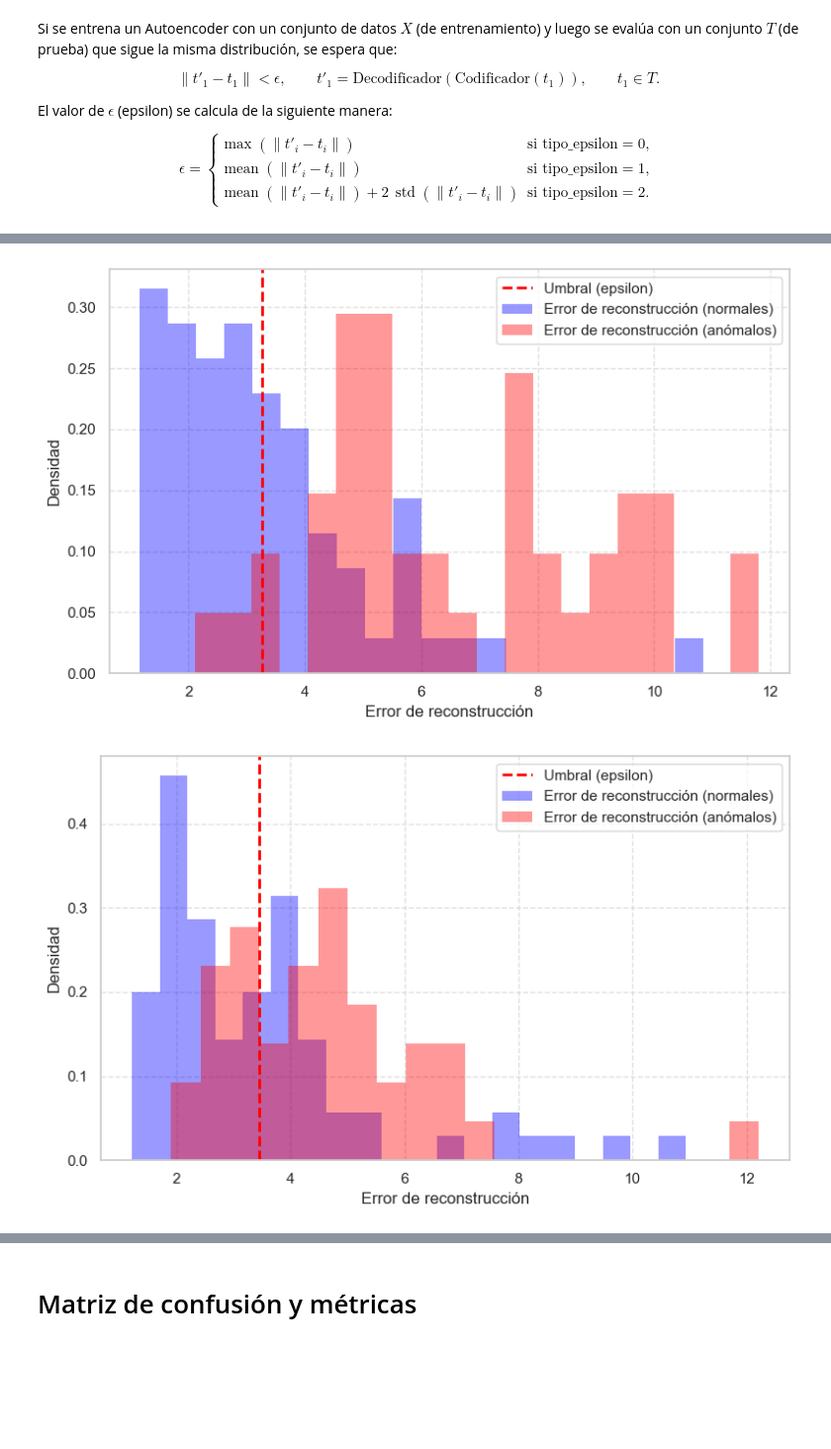
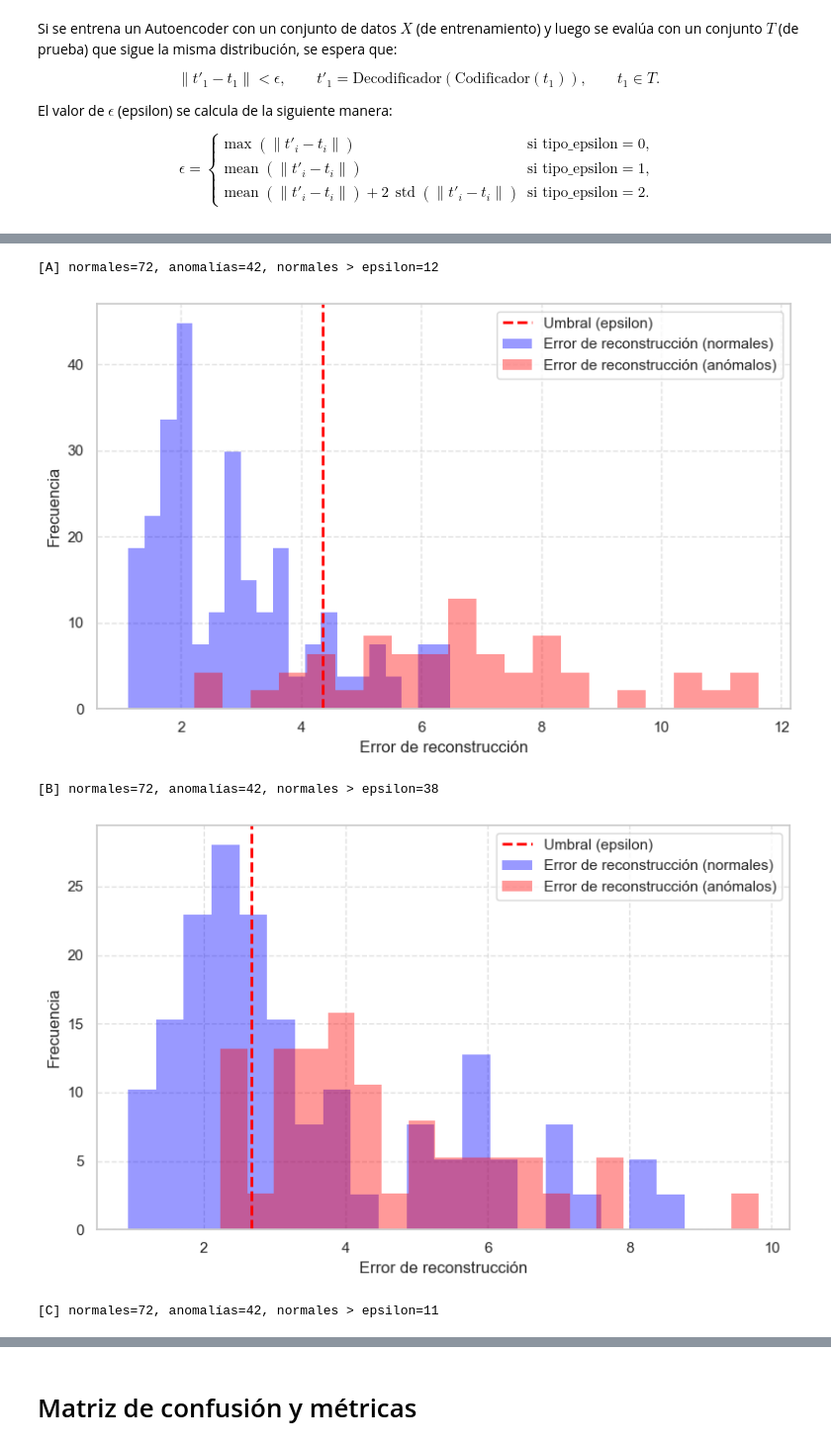
Before and after one commit to matias-cisnero/anomaly-detection-with-autoencoder, a Jupyter notebook: notebooks/test.ipynb, the cells around one changed output, grey strips where cells are left out. Shown at 99% size. Drawn from its saved outputs; the diff is of its cells as text; code cells hidden in the pictures; blank space fills up the shorter version.

```diff
--- a/notebooks/test.ipynb
+++ b/notebooks/test.ipynb
@@ -23,14 +23,14 @@ conjuntos = crear_conjuntos_proporcionales_estandarizados(df, "diagnosis", 0.2)
 device = get_device()
 
 # Desempaquetamos los conjuntos A, B y C
-x_train_0, x_test_0, y_train_0, y_test_0 = conjuntos[0]  # 0% de anómalos
-x_train_1, x_test_1, y_train_1, y_test_1 = conjuntos[1]  # 10% de anómalos
-x_train_2, x_test_2, y_train_2, y_test_2 = conjuntos[2]  # 25% de anómalos
-print(x_train_0.shape)
+x_train_A, x_test_A, y_train_A, y_test_A = conjuntos[0]  # 0% de anómalos
+x_train_B, x_test_B, y_train_B, y_test_B = conjuntos[1]  # 10% de anómalos
+x_train_C, x_test_C, y_train_C, y_test_C = conjuntos[2]  # 25% de anómalos
+print(x_train_A.shape)
 
 # Es el mismo conjunto de prueba para todos
-X = x_test_0
-Y = y_test_0
+X = x_test_A
+Y = y_test_A
 
 mostrar_resumen(conjuntos)
 # %% [output]
@@ -43,9 +43,9 @@ Dispositivo usado: cuda (NVIDIA GeForce GTX 970)
 1        0.10         28        257    285         9.82        90.18
 2        0.25         71        214    285        24.91        75.09
 # %%
-modelo_A = Autoencoder.load(path="../models/autoencoder_2025-12-05T20.59_lr=0.001_set=A.pth", device=device)
-modelo_B = Autoencoder.load(path="../models/autoencoder_2025-12-05T21.02_lr=0.001_set=B.pth", device=device)
-modelo_C = Autoencoder.load(path="../models/autoencoder_2025-12-05T21.05_lr=0.001_set=C.pth", device=device)
+modelo_A = Autoencoder.load(path="../models/autoencoder_2025-12-05T21.53_lr=0.001_set=A.pth", device=device)
+modelo_B = Autoencoder.load(path="../models/autoencoder_2025-12-05T21.56_lr=0.001_set=B.pth", device=device)
+modelo_C = Autoencoder.load(path="../models/autoencoder_2025-12-05T21.59_lr=0.001_set=C.pth", device=device)
 
 modelo_A.summary()
 # %% [output]
@@ -85,22 +96,31 @@ $$
 # %%
-from utils import evaluar_reconstruccion, obtener_epsilon, graficar_histograma_errores_reconstruccion
+from utils import (evaluar_reconstruccion, obtener_epsilon,graficar_histograma_errores_reconstruccion,
+                   obtener_matriz_confusion, obtener_metricas, graficar_matriz_confusion)
+modelos = [modelo_A, modelo_B, modelo_C]
+x_trains = [x_train_A, x_train_B, x_train_C]
+nombres = ["A", "B", "C"]
 
-_, _, dif_norm_A = evaluar_reconstruccion(modelo_A, X[Y==0], device)
-_, _, dif_anom_A = evaluar_reconstruccion(modelo_A, X[Y==1], device)
+dif_norm = []
+dif_anom = []
+epsilons = []
 
-_, _, dif_norm_B = evaluar_reconstruccion(modelo_B, X[Y==0], device)
-_, _, dif_anom_B = evaluar_reconstruccion(modelo_B, X[Y==1], device)
+TIPO_NORMA = "L2" #"L1" "L2" "Linf" "MSE"
+TIPO_EPSILON = 0
 
-_, _, dif_norm_C = evaluar_reconstruccion(modelo_C, X[Y==0], device)
-_, _, dif_anom_C = evaluar_reconstruccion(modelo_C, X[Y==1], device)
-
-epsilon_A = obtener_epsilon(dif_norm_A, tipo_epsilon=1)
-epsilon_B = obtener_epsilon(dif_norm_B, tipo_epsilon=1)
-epsilon_C = obtener_epsilon(dif_norm_C, tipo_epsilon=1)
-
-graficar_histograma_errores_reconstruccion(dif_norm_A, dif_anom_A, epsilon=epsilon_A, kde=False, bins=20)
-graficar_histograma_errores_reconstruccion(dif_norm_B, dif_anom_B, epsilon=epsilon_B, kde=False, bins=20)
-graficar_histograma_errores_reconstruccion(dif_norm_C, dif_anom_C, epsilon=epsilon_C, kde=False, bins=20)
+for modelo in modelos:
+    _, dnorm = evaluar_reconstruccion(modelo, X[Y==0], device, tipo_norma=TIPO_NORMA)
+    _, danom = evaluar_reconstruccion(modelo, X[Y==1], device, tipo_norma=TIPO_NORMA)
+    dif_norm.append(dnorm)
+    dif_anom.append(danom)
+for modelo, xtrain in zip(modelos, x_trains):
+    eps = obtener_epsilon(modelo, xtrain, device, tipo_epsilon=TIPO_EPSILON, tipo_norma=TIPO_NORMA)
+    epsilons.append(eps)
+for nombre, dnorm, danom, eps in zip(nombres, dif_norm, dif_anom, epsilons):
+    print(f"[{nombre}] normales={len(X[Y==0])}, anomalías={len(X[Y==1])}, normales > epsilon={np.sum(dnorm > eps)}")
+    graficar_histograma_errores_reconstruccion(dnorm, danom, epsilon=eps, kde=False, bins=20, stat="frequency")
 # %% [output]
+[A] normales=72, anomalías=42, normales > epsilon=12
-[figure, old version]
+[figure, new version]
+[B] normales=72, anomalías=42, normales > epsilon=38
-[figure, old version]
+[figure, new version]
+[C] normales=72, anomalías=42, normales > epsilon=11
```
Also changed, not shown: parts of 8 cells of this notebook, 3 other files.
